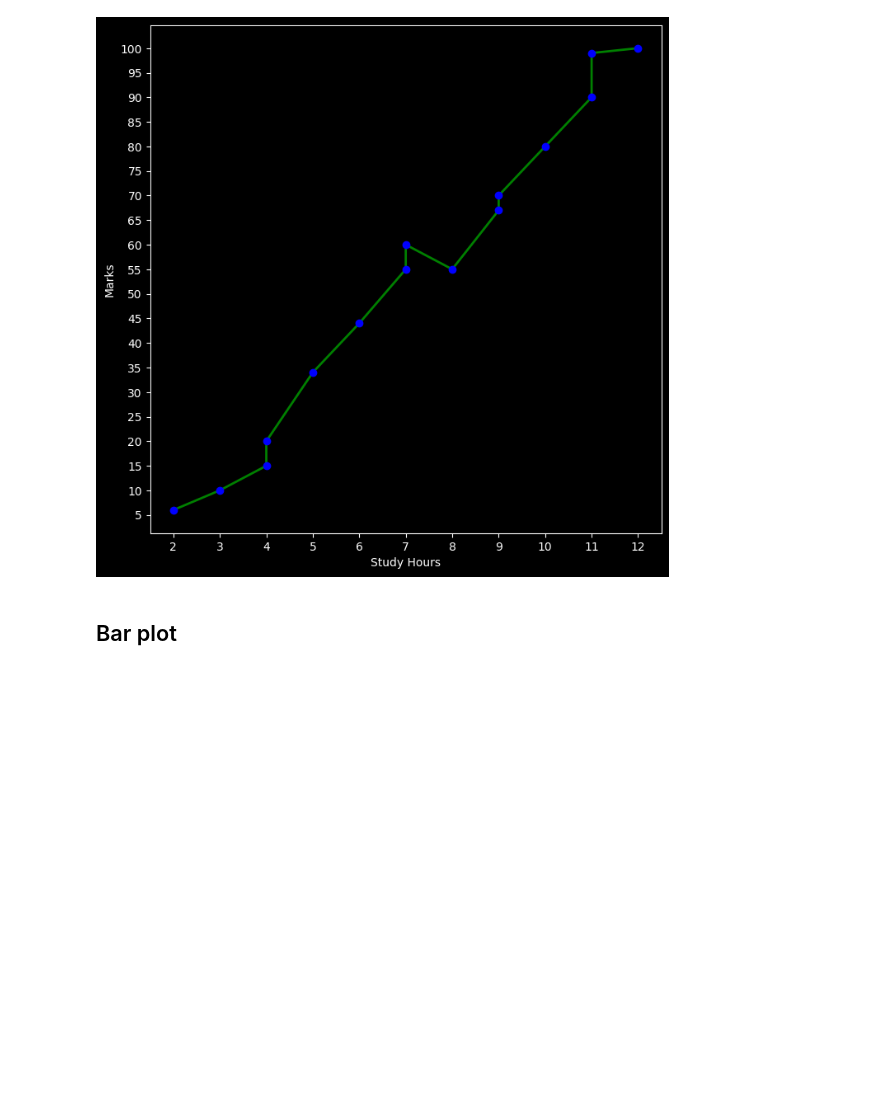
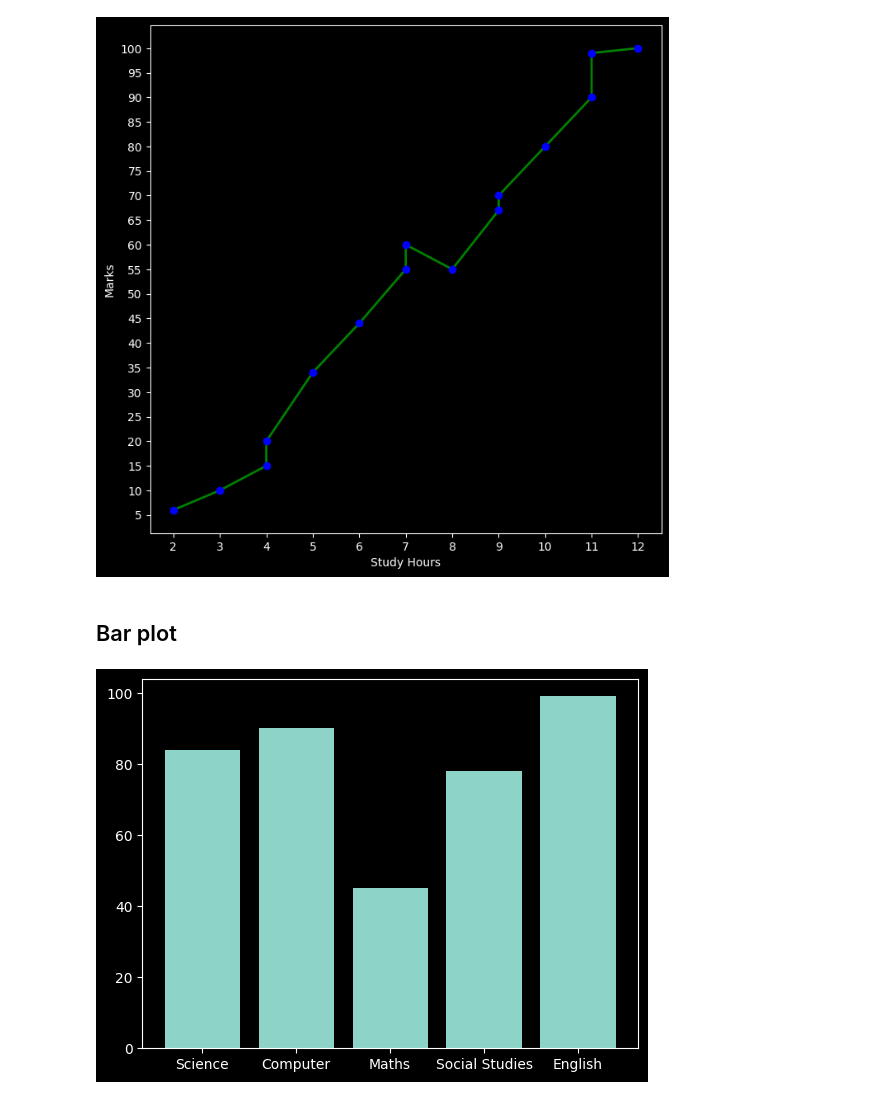
Before and after one commit to Siddhartha-Singhal/python-data-science, a Jupyter notebook: Analysis/Matplotlib.ipynb, the cells around one changed output. Cells and saved outputs as stored; diff of their text form; code cells hidden in the pictures; blank space fills up the shorter version.

```diff
--- a/Analysis/Matplotlib.ipynb
+++ b/Analysis/Matplotlib.ipynb
@@ -178,0 +183,10 @@ plt.show()
+# %%
+plt.style.use('dark_background')
+# %%
+subject = ['Science', 'Computer', 'Maths', 'Social Studies', 'English']
+marks = [84, 90, 45, 78, 99]
+# %%
+plt.bar(subject, marks)
+plt.show()
+# %% [output]
+[figure, added]
```
Also changed, not shown: parts of 42 cells of this notebook, 4 other files.
